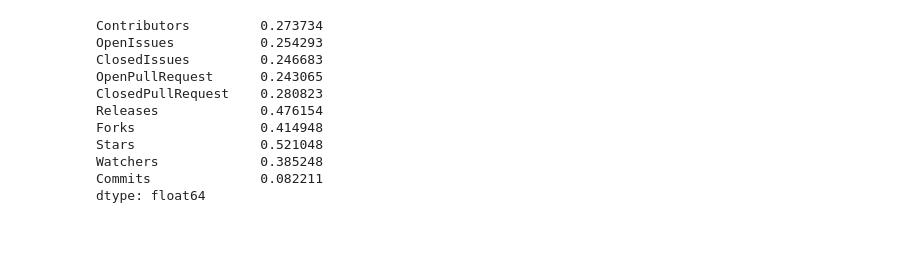
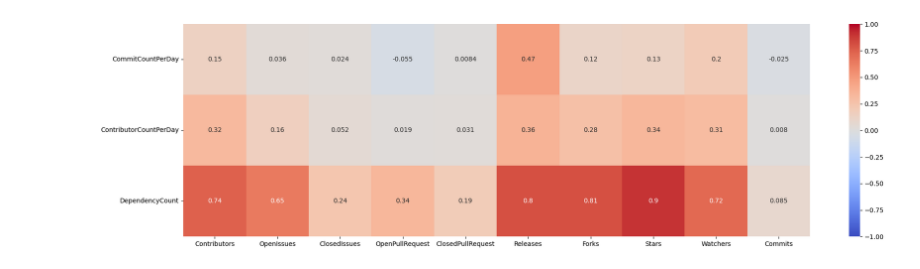
Before and after one commit to SAILResearch/wip-24-ali-sbom-emse, a Jupyter notebook: RQ4-project/scrape copy.ipynb, the cells around one changed output. Saved outputs shown, nothing was run; the diff lists cells and outputs as text; code cells hidden in the pictures; blank space fills up the shorter version.

Commit message:
add heatmap

```diff
--- a/RQ4-project/scrape copy.ipynb
+++ b/RQ4-project/scrape copy.ipynb
@@ -1,39 +1,3 @@
-# %%
-import pandas as pd
-
-df_tool = pd.read_csv('../RQ2-tools/CycloneNSpdxTools.csv')
-df_project = pd.read_csv('all_projects.csv')
-
-tool_project_count = df_project['tool_used'].value_counts().to_dict()
-df_tool['project_count'] = df_tool['Repo'].map(lambda x: tool_project_count.get(x.split('/')[-1], 0))
-
-numeric_columns = df_tool.select_dtypes(include='number').columns
-target_columns = ['project_count']
-
-# Ensure the target column is numeric and in the DataFrame
-if target_column in numeric_columns:
-    numeric_columns = numeric_columns.drop(target_column)
-
-# Select only the numeric columns
-df_numeric = df_tool[numeric_columns]
-
-# Calculate the correlation with the specified column
-correlation_results = df_numeric.corrwith(df_tool[target_column])
-
-# Display the results
-correlation_results
-# %% [output]
-Contributors         0.273734
-OpenIssues           0.254293
-ClosedIssues         0.246683
-OpenPullRequest      0.243065
-ClosedPullRequest    0.280823
-Releases             0.476154
-Forks                0.414948
-Stars                0.521048
-Watchers             0.385248
-Commits              0.082211
-dtype: float64
 # %%
 import pandas as pd
 from selenium.webdriver.common.by import By
@@ -99,0 +64,30 @@ df_project.to_csv('all_projects.csv', index=False)
+# %%
+import pandas as pd
+
+df_project = pd.read_csv('all_projects.csv')
+df_project.drop_duplicates(subset=['repo_link'], inplace=True)
+df_project['duration'] = (pd.to_datetime('2024-05-31T00:00:00Z') - pd.to_datetime(df_project['created_at'])).dt.days
+df_project['ContributorCountPerDay'] = df_project['contributor_count'] / df_project['duration']
+df_project['CommitCountPerDay'] = df_project['commit_count'] / df_project['duration']
+df_project['DependencyCount'] = 1
+df_project = df_project[['tool_used', 'CommitCountPerDay', 'ContributorCountPerDay', 'DependencyCount']]
+df_project = df_project.groupby('tool_used').sum().reset_index()
+
+df_tool = pd.read_csv('../RQ2-tools/CycloneNSpdxTools.csv')
+df_tool.drop_duplicates(subset=['Repo'], inplace=True)
+df_tool['tool_used'] = df_tool['Repo'].map(lambda x: x.split('/')[-1])
+df_tool = df_tool.merge(df_project, on='tool_used', how='left')
+target_columns = ['CommitCountPerDay', 'ContributorCountPerDay', 'DependencyCount']
+
+correlation_matrix = df_tool.corr(numeric_only=True)
+subset_correlations = correlation_matrix.loc[target_columns].drop(target_columns, axis=1)
+
+import seaborn as sns
+import matplotlib.pyplot as plt
+
+plt.figure(figsize=(22, 6))
+sns.heatmap(subset_correlations, annot=True, cmap='coolwarm', vmin=-1, vmax=1)
+plt.savefig("correlation_heatmap.pdf", format='pdf', bbox_inches='tight')
+plt.show()
+# %% [output]
+[figure, added]
```
Also changed, not shown: parts of 1 cell of this notebook, 4 other files.
